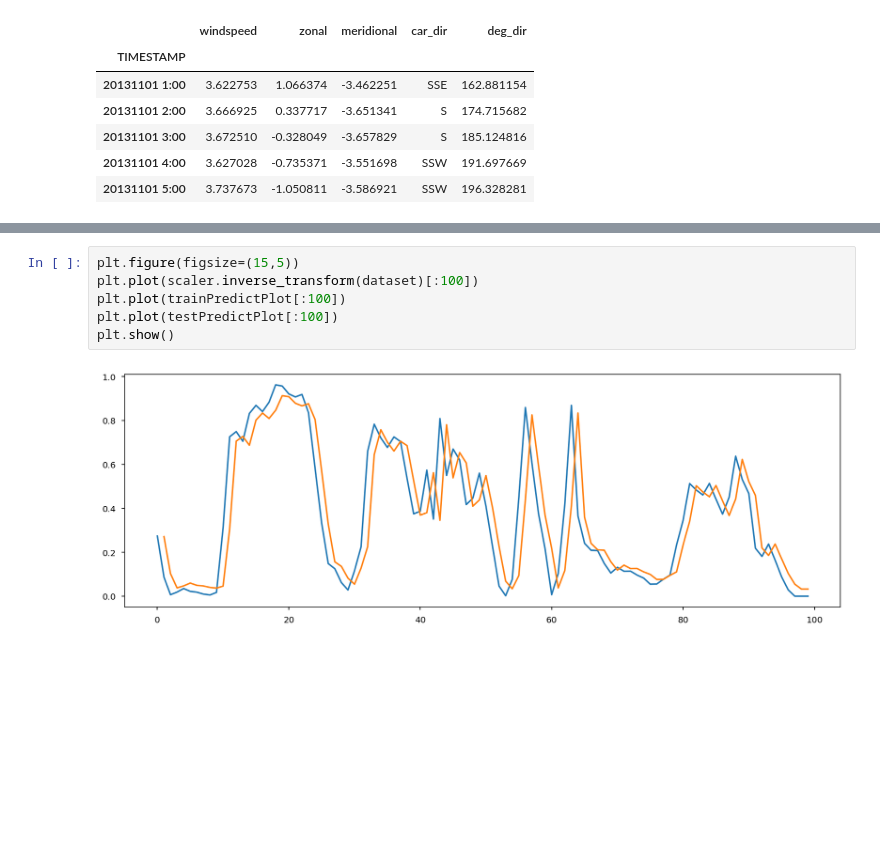
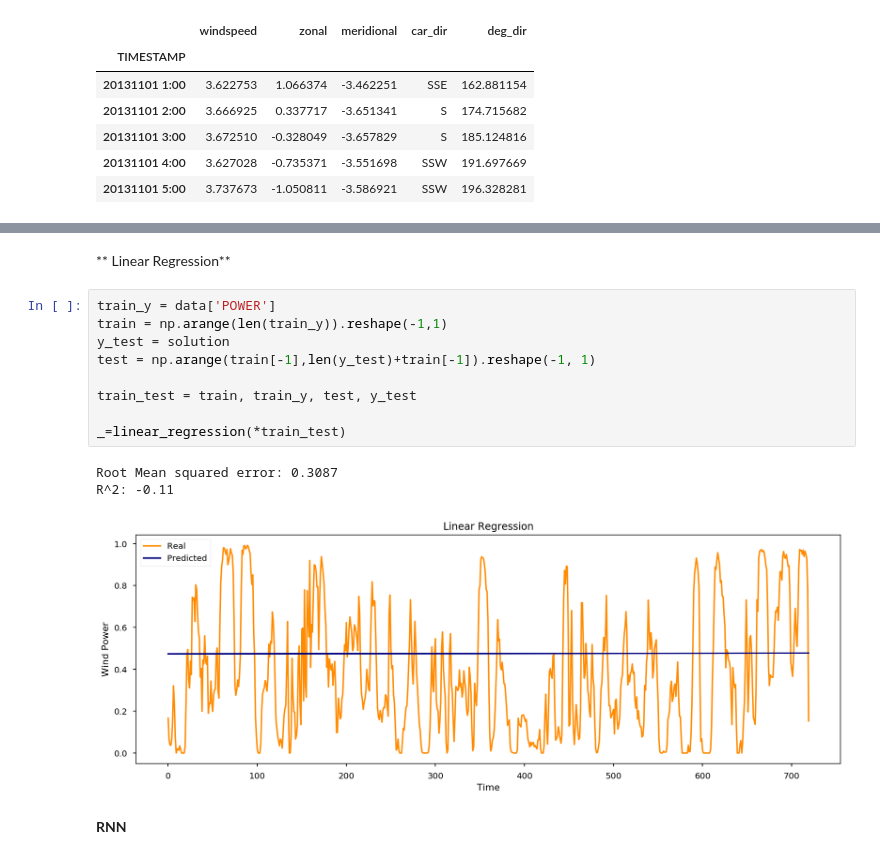
Before and after one commit to Dagstorhaug/Power-Generation-Forecast, a Jupyter notebook: WindPowerForecast.ipynb, the cells around one changed output, grey strips where cells are left out. Drawn from its saved outputs; the diff is of its cells as text; blank space fills up the shorter version.

Commit message:
added RNN and linear regression in task 3

```diff
--- a/WindPowerForecast.ipynb
+++ b/WindPowerForecast.ipynb
@@ -942,8 +714,17 @@ Test Score: 0.10 RMSE
-# %%
-plt.figure(figsize=(15,5))
-plt.plot(scaler.inverse_transform(dataset)[:100])
-plt.plot(trainPredictPlot[:100])
-plt.plot(testPredictPlot[:100])
-plt.show()
-# %% [output]
-[figure, removed]
+# %% [markdown]
+** Linear Regression**
+# %%
+train_y = data['POWER']
+train = np.arange(len(train_y)).reshape(-1,1)
+y_test = solution
+test = np.arange(train[-1],len(y_test)+train[-1]).reshape(-1, 1)
+
+train_test = train, train_y, test, y_test
+
+_=linear_regression(*train_test)
+# %% [output]
+Root Mean squared error: 0.3087
+R^2: -0.11
+[figure, added]
+# %% [markdown]
+**RNN**
```
Also changed, not shown: parts of 23 cells of this notebook.
